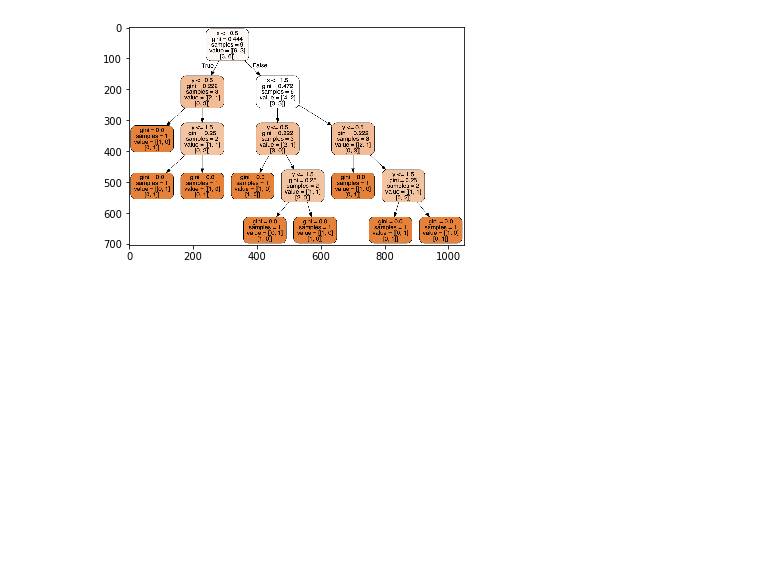
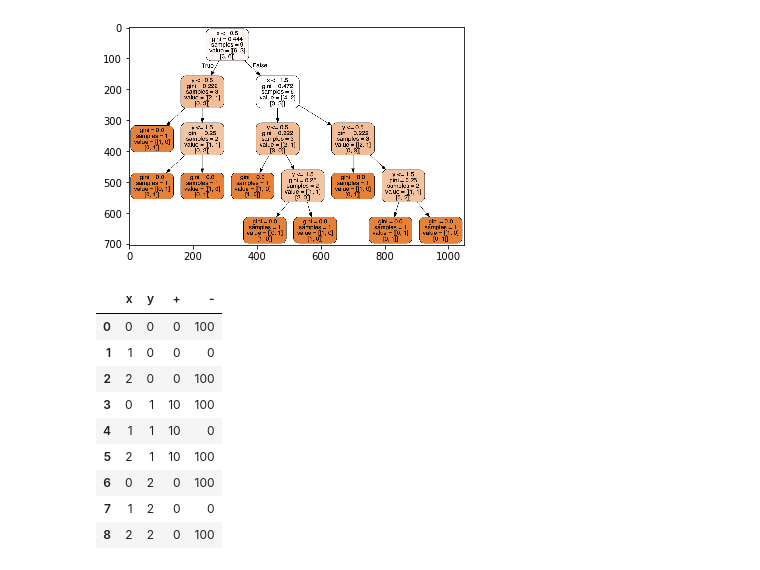
Before and after one commit to fdrio/Data_Mining, a Jupyter notebook: Exam/Exam1Prob3.ipynb, the cells around one changed output. Cells and saved outputs as stored; diff of their text form; code cells hidden in the pictures; blank space fills up the shorter version.

```diff
--- a/Exam/Exam1Prob3.ipynb
+++ b/Exam/Exam1Prob3.ipynb
@@ -108,3 +121,16 @@ plt.imshow(img,interpolation='nearest',aspect="auto")
 # %% [output]
 <matplotlib.image.AxesImage at 0x...>
 [figure]
+# %%
+prob3_1df
+# %% [output]
+|  | x | y | + | - |
+| 0 | 0 | 0 | 0 | 100 |
+| 1 | 1 | 0 | 0 | 0 |
+| 2 | 2 | 0 | 0 | 100 |
+| 3 | 0 | 1 | 10 | 100 |
+| 4 | 1 | 1 | 10 | 0 |
+| 5 | 2 | 1 | 10 | 100 |
+| 6 | 0 | 2 | 0 | 100 |
+| 7 | 1 | 2 | 0 | 0 |
+| 8 | 2 | 2 | 0 | 100 |
```
Also changed, not shown: parts of 1 cell of this notebook, 3 other files.
